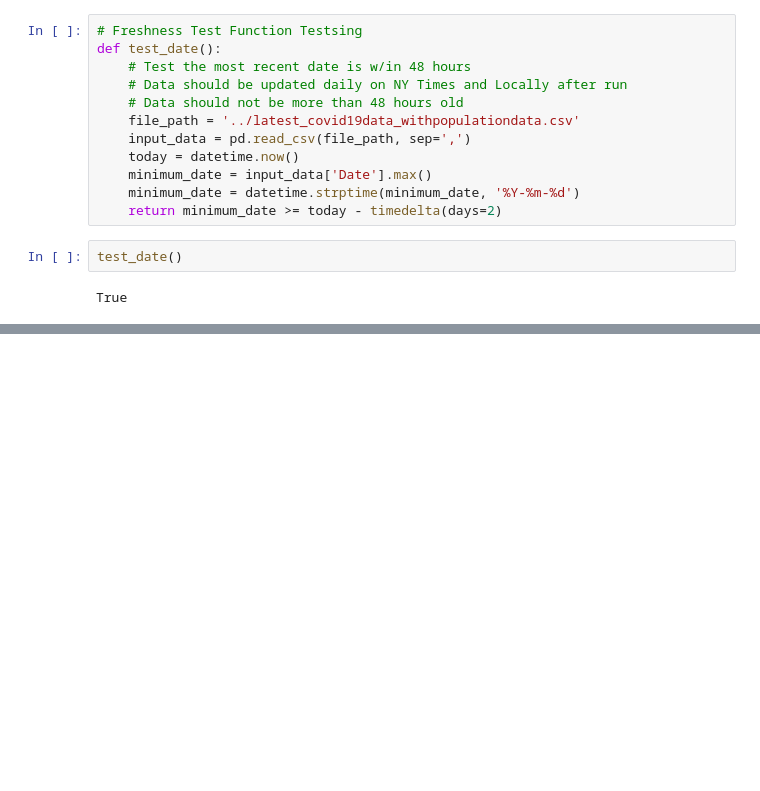
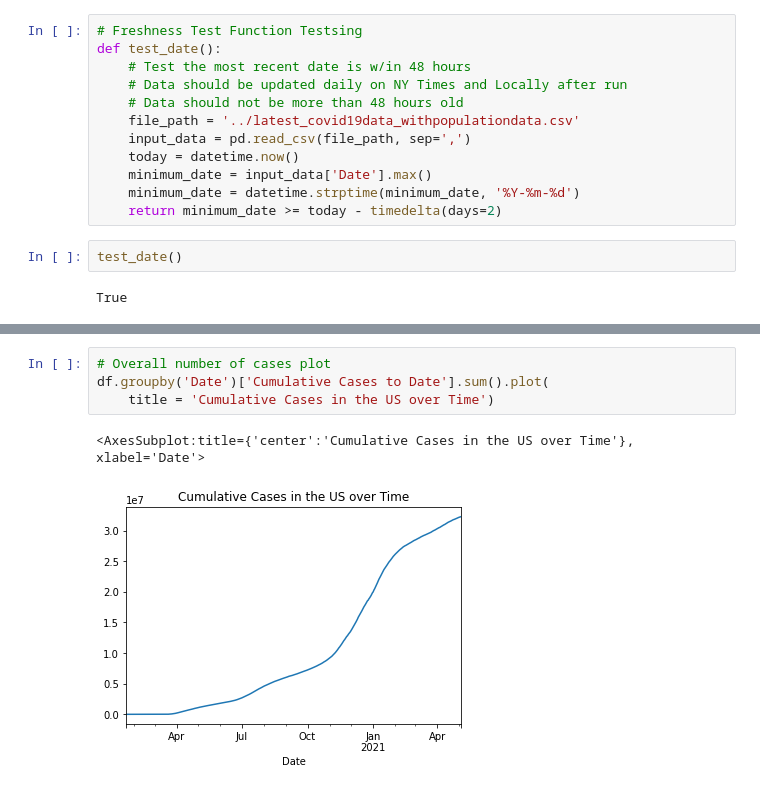
Before and after one commit to cwilbar04/COVID19, a Jupyter notebook: notebooks/EDA.ipynb, the cells around one changed output, grey strips where cells are left out. Drawn from its saved outputs; the diff is of its cells as text; blank space fills up the shorter version.

```diff
--- a/notebooks/EDA.ipynb
+++ b/notebooks/EDA.ipynb
@@ -652,0 +709,7 @@ True
+# %%
+# Overall number of cases plot
+df.groupby('Date')['Cumulative Cases to Date'].sum().plot(
+    title = 'Cumulative Cases in the US over Time')
+# %% [output]
+<AxesSubplot:title={'center':'Cumulative Cases in the US over Time'}, xlabel='Date'>
+[figure, added]
```
Also changed, not shown: parts of 5 cells of this notebook, 2 other files.
